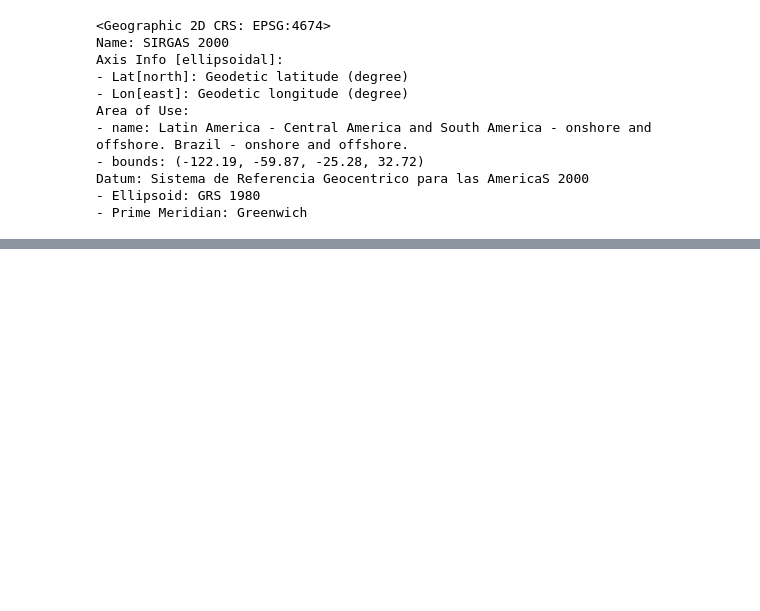
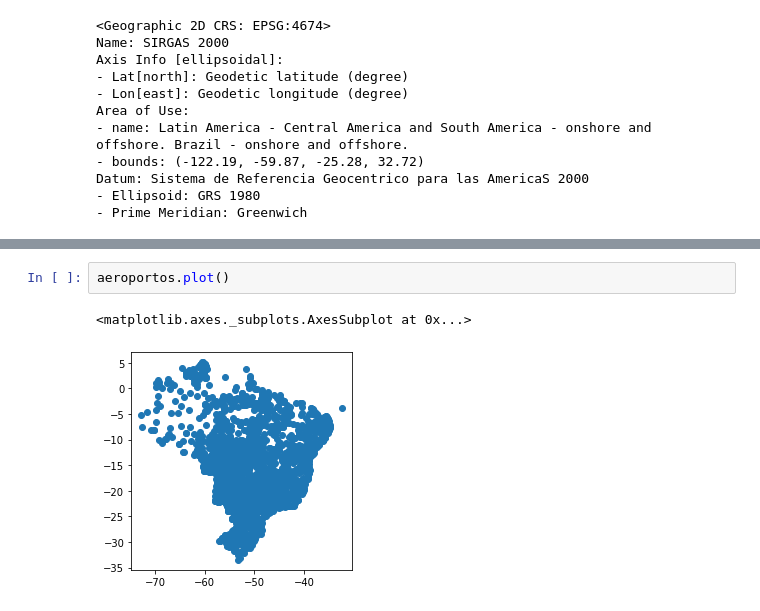
Before and after one commit to AlexsanderPessoa/GeoPandas, a Jupyter notebook: GeoPandas.ipynb, the cells around one changed output, grey strips where cells are left out. Drawn from its saved outputs; the diff is of its cells as text; blank space fills up the shorter version.

```diff
--- a/GeoPandas.ipynb
+++ b/GeoPandas.ipynb
@@ -68,0 +171,5 @@ Datum: Sistema de Referencia Geocentrico para las AmericaS 2000
+# %%
+aeroportos.plot()
+# %% [output]
+<matplotlib.axes._subplots.AxesSubplot at 0x...>
+[figure, added]
```
Also changed, not shown: parts of 14 cells of this notebook.
